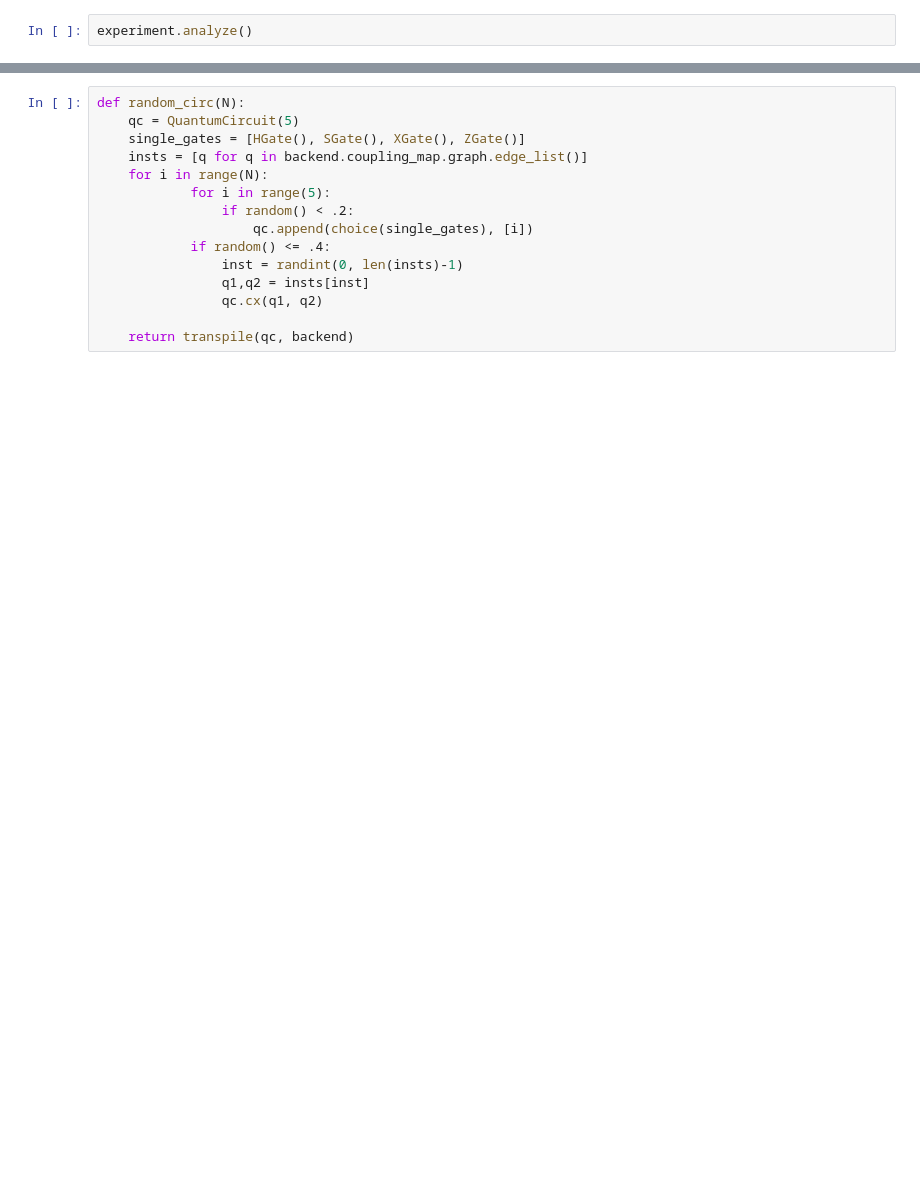
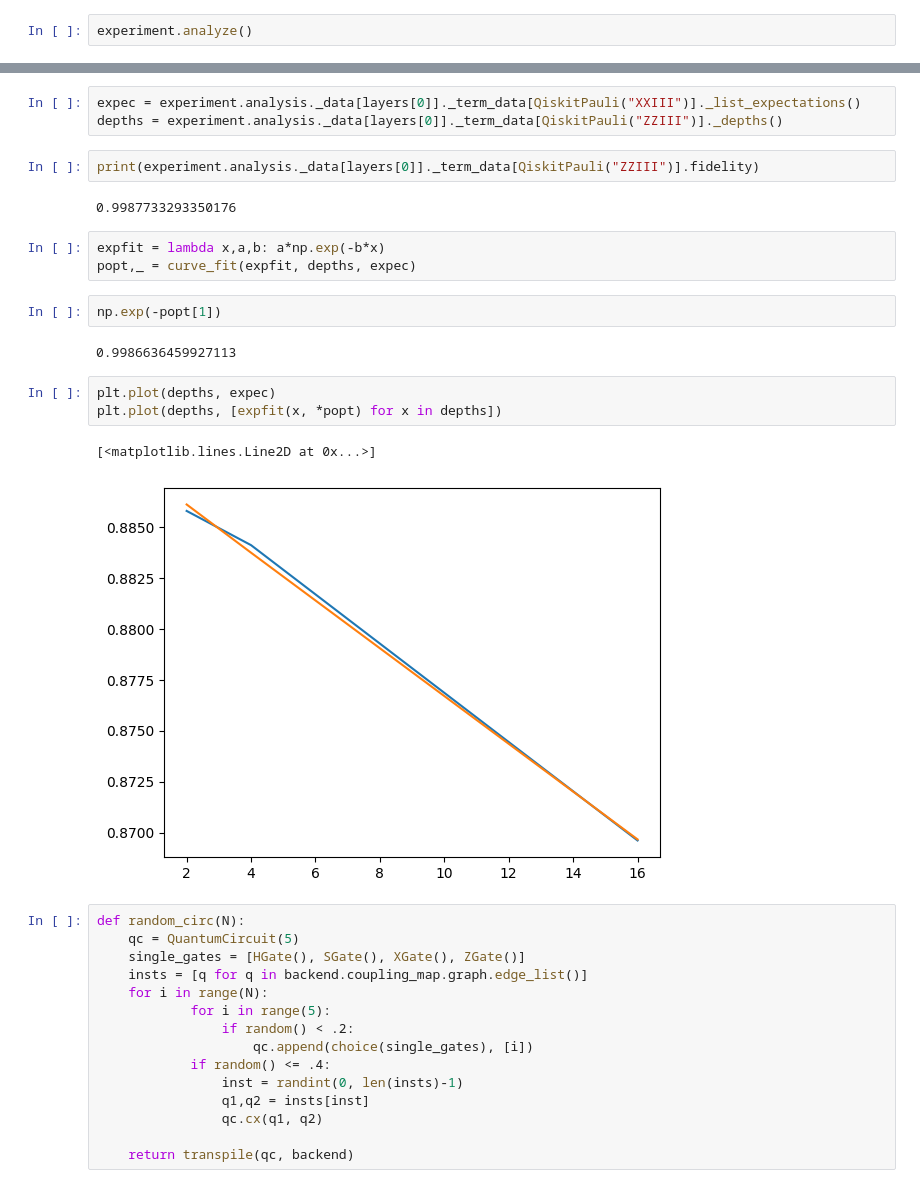
Before and after one commit to benmcdonough20/NEPEC_on_Hardware, a Jupyter notebook: ArbitraryCircuit/tester.ipynb, the cells around one changed output, grey strips where cells are left out. Drawn from its saved outputs; the diff is of its cells as text; blank space fills up the shorter version.

```diff
--- a/ArbitraryCircuit/tester.ipynb
+++ b/ArbitraryCircuit/tester.ipynb
@@ -43,3 +74,23 @@ experiment.analyze()
+# %%
+expec = experiment.analysis._data[layers[0]]._term_data[QiskitPauli("XXIII")]._list_expectations()
+depths = experiment.analysis._data[layers[0]]._term_data[QiskitPauli("ZZIII")]._depths()
+# %%
+print(experiment.analysis._data[layers[0]]._term_data[QiskitPauli("ZZIII")].fidelity)
+# %% [output]
+0.9987733293350176
+# %%
+expfit = lambda x,a,b: a*np.exp(-b*x)
+popt,_ = curve_fit(expfit, depths, expec)
+# %%
+np.exp(-popt[1])
+# %% [output]
+0.9986636459927113
+# %%
+plt.plot(depths, expec)
+plt.plot(depths, [expfit(x, *popt) for x in depths])
+# %% [output]
+[<matplotlib.lines.Line2D at 0x...>]
+[figure, added]
 # %%
 def random_circ(N):
     qc = QuantumCircuit(5)
```
Also changed, not shown: parts of 15 cells of this notebook, 22 other files.
